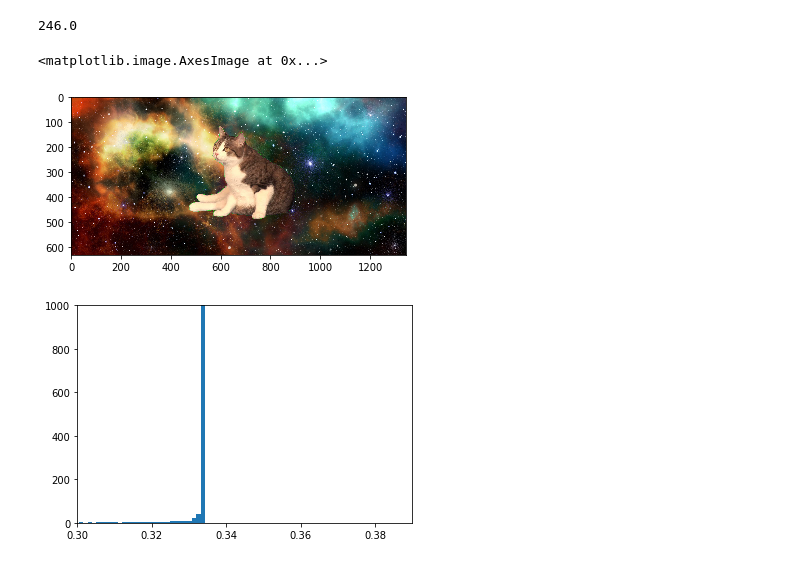
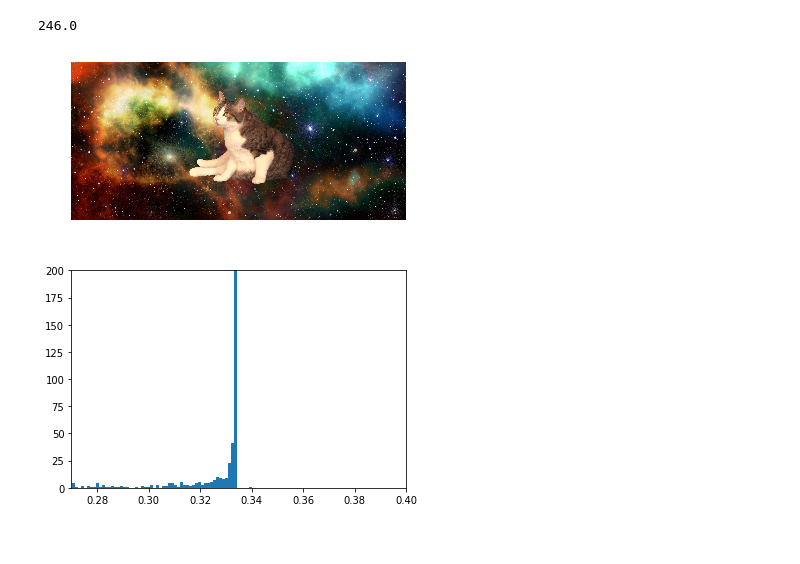
Before and after one commit to janarf/processamento-de-imagens1, a Jupyter notebook: tp1/tp1.ipynb, the cells around one changed output. Cells and saved outputs as stored; diff of their text form; code cells hidden in the pictures.

```diff
--- a/tp1/tp1.ipynb
+++ b/tp1/tp1.ipynb
@@ -32,7 +27,8 @@ def histverde(img):
 # %% [markdown]
 Histograma do H em hsv:
 # %%
-def hist_h(img,a,b):
+def hist_h(img,intensidade):
     plt.hist(img[:,:,0].flatten(),256)
-    plt.xlim((a,b))
+    plt.xlim((0.27,0.4))
+    plt.ylim((0,intensidade))
     plt.show()
@@ -116,18 +90,11 @@ plt.imshow(background)
 # %% [output]
 246.0
 # %%
-plt.imshow(sobrepor(76,246,background,gato,mask1))
+show(sobrepor(76,246,background,gato,maskgato))
 # %% [output]
-<matplotlib.image.AxesImage at 0x...>
-[figure, old version]
+[figure, new version]
-# %%
-def hist_h(img,a,b):
-    plt.hist(img[:,:,0].flatten(),256)
-    plt.xlim((a,b))
-    plt.ylim((0,1000))
-    plt.show()
 # %%
 bananahsv = color.rgb2hsv(banana)
-hist_h(bananahsv,0.3,0.39)
+hist_h(bananahsv,200)
 # %% [output]
-[figure, old version]
+[figure, new version]
```
Also changed, not shown: parts of 30 cells of this notebook.
